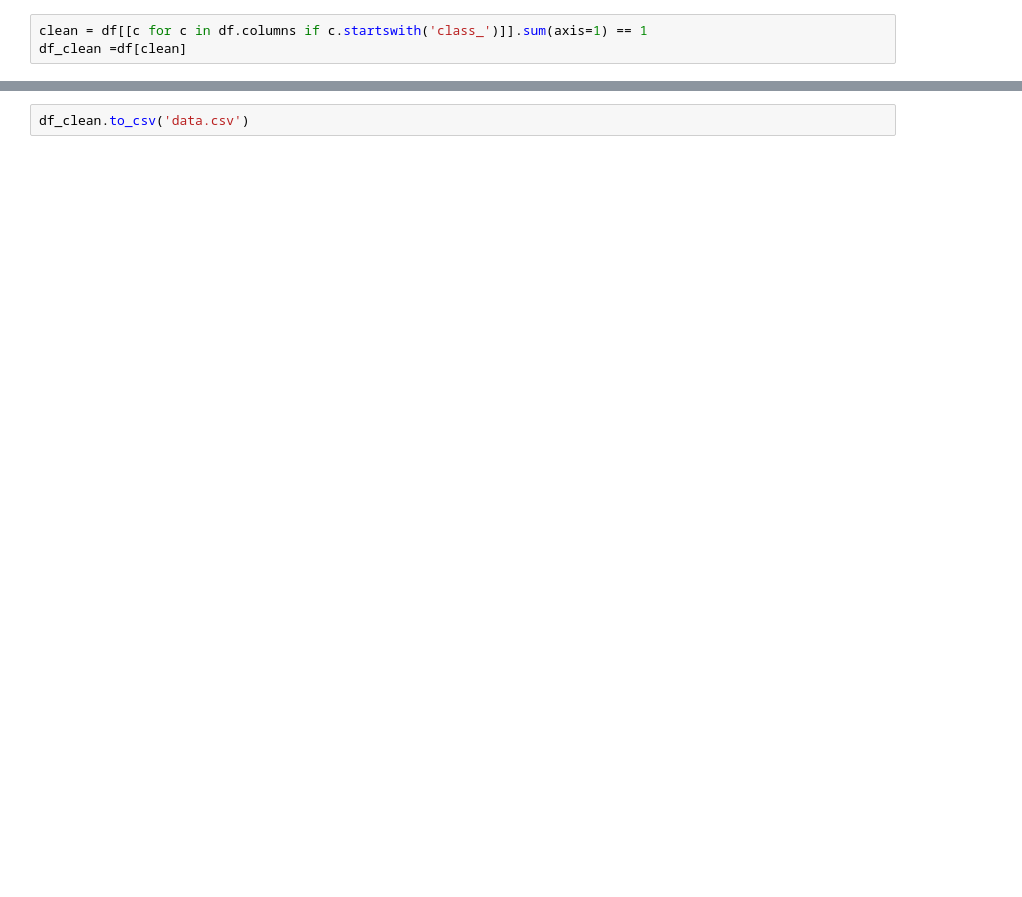
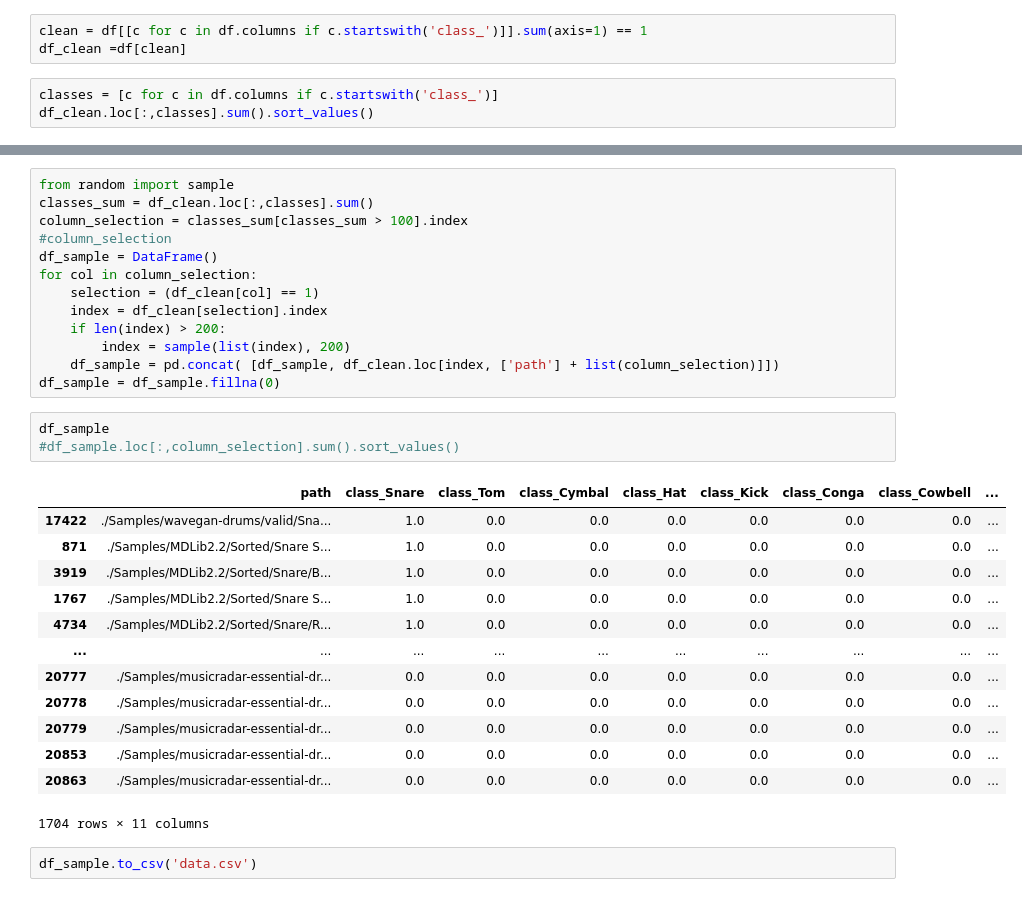
Before and after one commit to guitoo/DrumAI, a Jupyter notebook: Labelisation.ipynb, the cells around one changed output, grey strips where cells are left out. Saved outputs shown, nothing was run; the diff lists cells and outputs as text; blank space fills up the shorter version.

```diff
--- a/Labelisation.ipynb
+++ b/Labelisation.ipynb
@@ -501,3 +498,6 @@ list(df[unabelled]['filename'])
 # %%
 clean = df[[c for c in df.columns if c.startswith('class_')]].sum(axis=1) == 1
 df_clean =df[clean]
+# %%
+classes = [c for c in df.columns if c.startswith('class_')]
+df_clean.loc[:,classes].sum().sort_values()
@@ -504,2 +522,32 @@ df_clean =df[clean]
+# %%
+from random import sample
+classes_sum = df_clean.loc[:,classes].sum()
+column_selection = classes_sum[classes_sum > 100].index
+#column_selection
+df_sample = DataFrame()
+for col in column_selection:
+    selection = (df_clean[col] == 1)
+    index = df_clean[selection].index
+    if len(index) > 200:
+        index = sample(list(index), 200)
+    df_sample = pd.concat( [df_sample, df_clean.loc[index, ['path'] + list(column_selection)]])
+df_sample = df_sample.fillna(0)
+# %%
+df_sample
+#df_sample.loc[:,column_selection].sum().sort_values()
+# %% [output]
+|  | path | class_Snare | class_Tom | class_Cymbal | class_Hat | class_Kick | class_Conga | class_Cowbell | ... |
+| 17422 | ./Samples/wavegan-drums/valid/Sna... | 1.0 | 0.0 | 0.0 | 0.0 | 0.0 | 0.0 | 0.0 | ... |
+| 871 | ./Samples/MDLib2.2/Sorted/Snare S... | 1.0 | 0.0 | 0.0 | 0.0 | 0.0 | 0.0 | 0.0 | ... |
+| 3919 | ./Samples/MDLib2.2/Sorted/Snare/B... | 1.0 | 0.0 | 0.0 | 0.0 | 0.0 | 0.0 | 0.0 | ... |
+| 1767 | ./Samples/MDLib2.2/Sorted/Snare S... | 1.0 | 0.0 | 0.0 | 0.0 | 0.0 | 0.0 | 0.0 | ... |
+| 4734 | ./Samples/MDLib2.2/Sorted/Snare/R... | 1.0 | 0.0 | 0.0 | 0.0 | 0.0 | 0.0 | 0.0 | ... |
+| ... | ... | ... | ... | ... | ... | ... | ... | ... | ... |
+| 20777 | ./Samples/musicradar-essential-dr... | 0.0 | 0.0 | 0.0 | 0.0 | 0.0 | 0.0 | 0.0 | ... |
+| 20778 | ./Samples/musicradar-essential-dr... | 0.0 | 0.0 | 0.0 | 0.0 | 0.0 | 0.0 | 0.0 | ... |
+| 20779 | ./Samples/musicradar-essential-dr... | 0.0 | 0.0 | 0.0 | 0.0 | 0.0 | 0.0 | 0.0 | ... |
+| 20853 | ./Samples/musicradar-essential-dr... | 0.0 | 0.0 | 0.0 | 0.0 | 0.0 | 0.0 | 0.0 | ... |
+| 20863 | ./Samples/musicradar-essential-dr... | 0.0 | 0.0 | 0.0 | 0.0 | 0.0 | 0.0 | 0.0 | ... |
+1704 rows × 11 columns
 # %%
-df_clean.to_csv('data.csv')
+df_sample.to_csv('data.csv')
```
Also changed, not shown: parts of 6 cells of this notebook, 1 other file.
